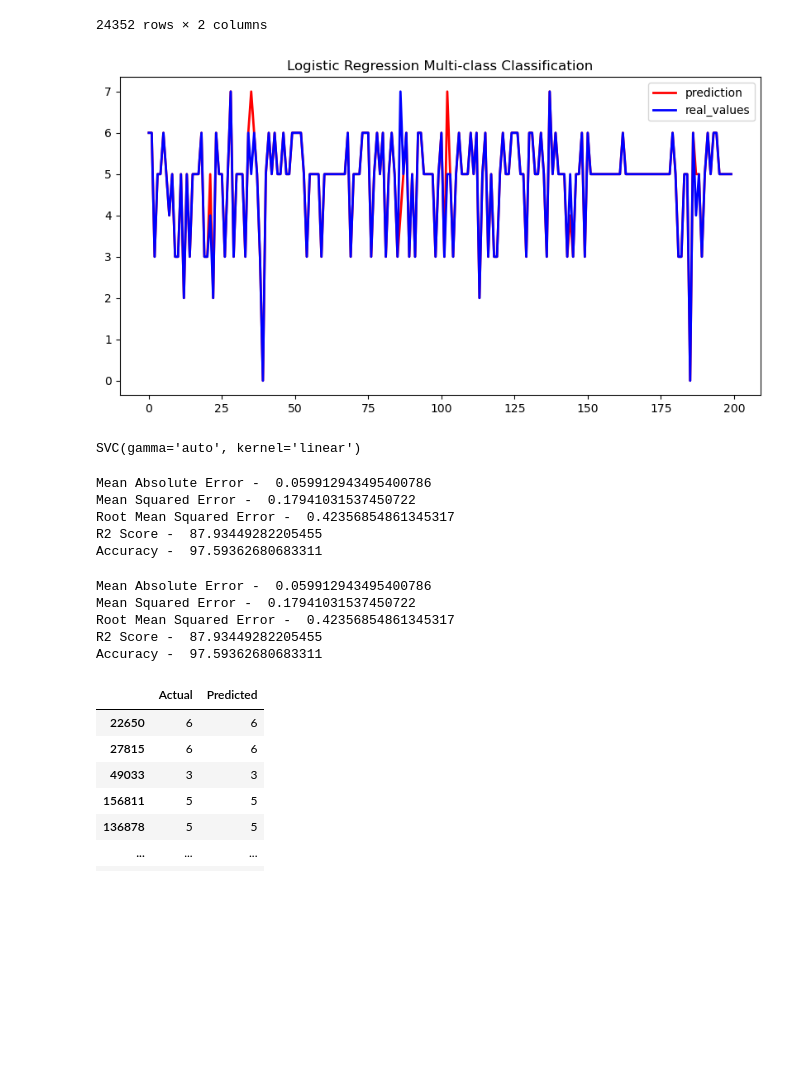
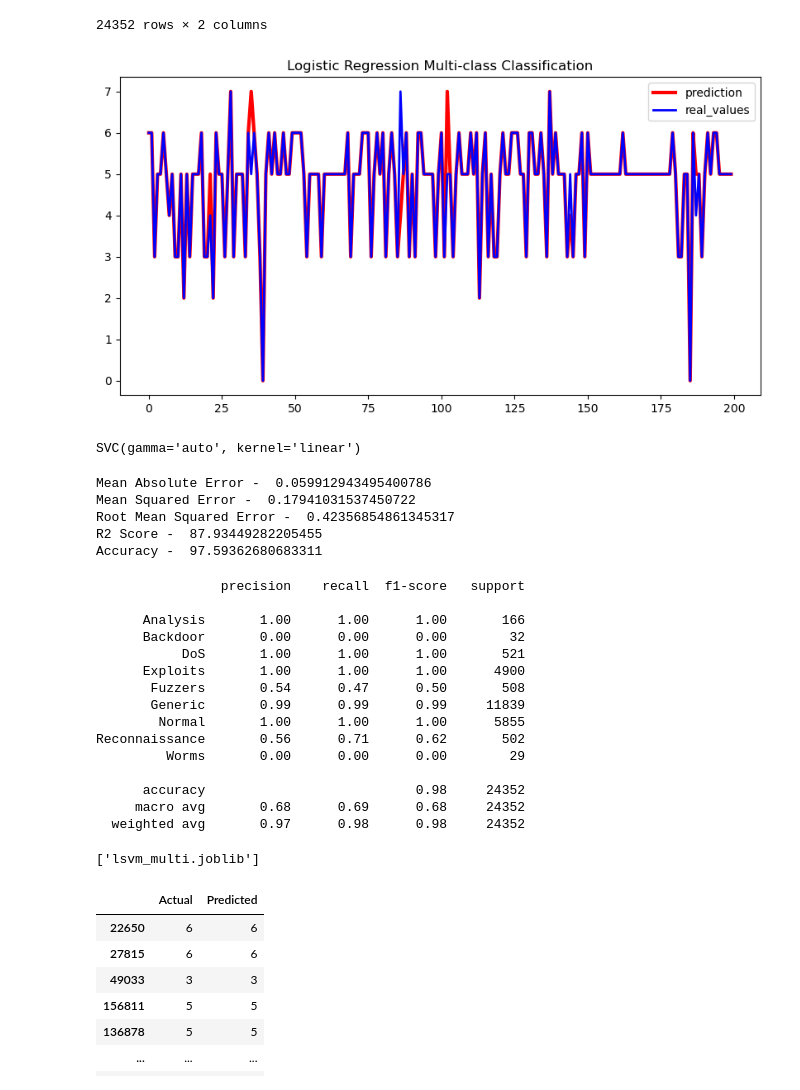
Before and after one commit to Revan-droid/demo1, a Jupyter notebook: ML_models/models.ipynb, the cells around one changed output. Drawn from its saved outputs; the diff is of its cells as text; code cells hidden in the pictures; blank space fills up the shorter version.

```diff
--- a/ML_models/models.ipynb
+++ b/ML_models/models.ipynb
@@ -806,14 +846,14 @@ logr_multi_df
 24352 rows × 2 columns
 # %%
 plt.figure(figsize=(10,5))
-plt.plot(y_pred[:200], label="prediction", linewidth=2.0,color='red')
+plt.plot(y_pred[:200], label="prediction", linewidth=3.0,color='red')
 plt.plot(y_test[:200].values, label="real_values", linewidth=2.0,color='blue')
 plt.legend(loc="best")
 plt.title("Logistic Regression Multi-class Classification")
 plt.savefig('../apple/static/images/logr_real_pred_multi.png')
 plt.show()
 # %% [output]
-[figure, old version]
+[figure, new version]
 # %%
 lsvm_multi = SVC(kernel='linear',gamma='auto')
 lsvm_multi.fit(X_train,y_train)
@@ -821,18 +861,6 @@ lsvm_multi.fit(X_train,y_train)
 SVC(gamma='auto', kernel='linear')
 # %%
 y_pred = lsvm_multi.predict(X_test)
-# %%
-print("Mean Absolute Error - " , metrics.mean_absolute_error(y_test, y_pred))
-print("Mean Squared Error - " , metrics.mean_squared_error(y_test, y_pred))
-print("Root Mean Squared Error - " , np.sqrt(metrics.mean_squared_error(y_test, y_pred)))
-print("R2 Score - " , metrics.explained_variance_score(y_test, y_pred)*100)
-print("Accuracy - ",accuracy_score(y_test,y_pred)*100)
-# %% [output]
-Mean Absolute Error -  0.059912943495400786
-Mean Squared Error -  0.17941031537450722
-Root Mean Squared Error -  0.42356854861345317
-R2 Score -  87.93449282205455
-Accuracy -  97.59362680683311
 # %%
 print("Mean Absolute Error - " , metrics.mean_absolute_error(y_test, y_pred))
 print("Mean Squared Error - " , metrics.mean_squared_error(y_test, y_pred))
@@ -845,6 +873,28 @@ Mean Squared Error -  0.17941031537450722
 Root Mean Squared Error -  0.42356854861345317
 R2 Score -  87.93449282205455
 Accuracy -  97.59362680683311
+# %%
+print(classification_report(y_test, y_pred,target_names=le2.classes_))
+# %% [output]
+                precision    recall  f1-score   support
+
+      Analysis       1.00      1.00      1.00       166
+      Backdoor       0.00      0.00      0.00        32
+           DoS       1.00      1.00      1.00       521
+      Exploits       1.00      1.00      1.00      4900
+       Fuzzers       0.54      0.47      0.50       508
+       Generic       0.99      0.99      0.99     11839
+        Normal       1.00      1.00      1.00      5855
+Reconnaissance       0.56      0.71      0.62       502
+         Worms       0.00      0.00      0.00        29
+
+      accuracy                           0.98     24352
+     macro avg       0.68      0.69      0.68     24352
+  weighted avg       0.97      0.98      0.98     24352
+# %%
+joblib.dump(lsvm_multi,"lsvm_multi.joblib")
+# %% [output]
+['lsvm_multi.joblib']
 # %%
 lsvm_multi_df = pd.DataFrame({'Actual': y_test, 'Predicted': y_pred})
 lsvm_multi_df.to_csv('dataofreal&predicted/lsvm_real_pred_multi.csv')
```
Also changed, not shown: parts of 28 cells of this notebook, 23 other files.
